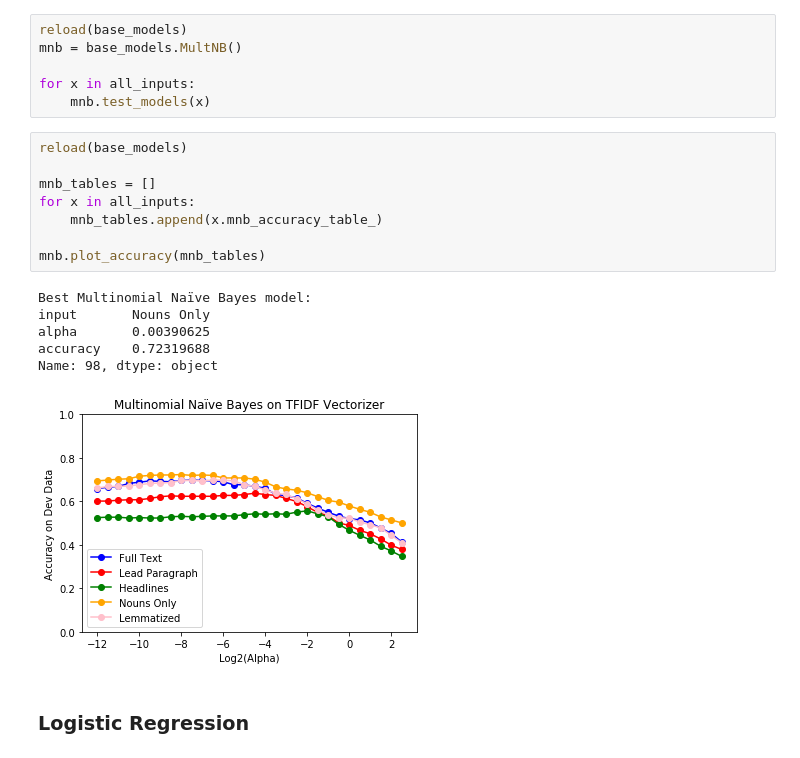
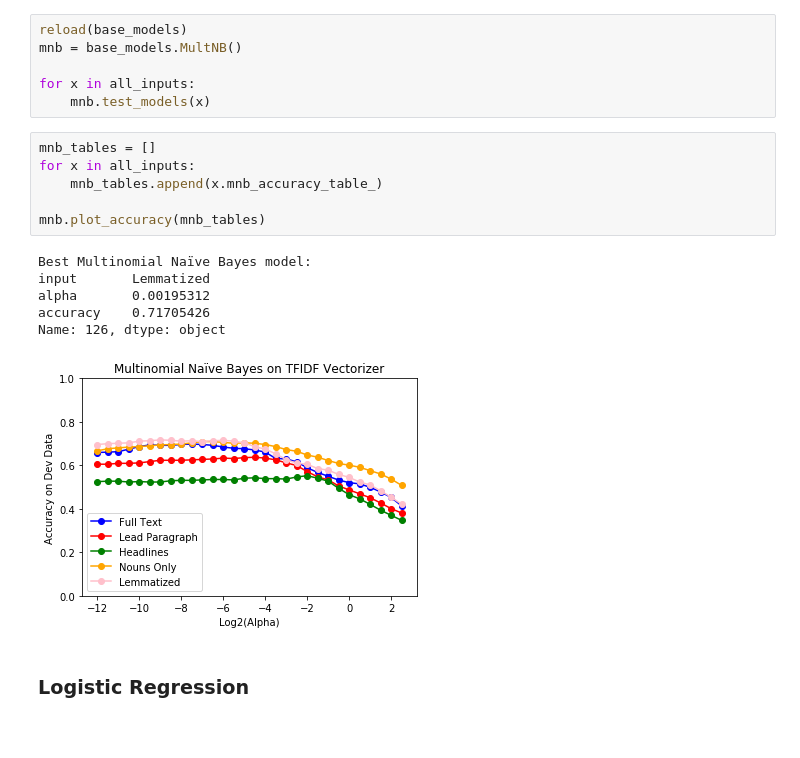
Before and after one commit to carmen16/news-article-topic-classification, a Jupyter notebook: Final_Project.ipynb, the cells around one changed output. Saved outputs shown, nothing was run; the diff lists cells and outputs as text.

```diff
--- a/Final_Project.ipynb
+++ b/Final_Project.ipynb
@@ -157,20 +160,18 @@ mnb = base_models.MultNB()
 for x in all_inputs:
     mnb.test_models(x)
 # %%
-reload(base_models)
-
 mnb_tables = []
 for x in all_inputs:
     mnb_tables.append(x.mnb_accuracy_table_)
 
 mnb.plot_accuracy(mnb_tables)
 # %% [output]
 Best Multinomial Naïve Bayes model:
-input       Nouns Only
-alpha       0.00390625
-accuracy    0.72319688
-Name: 98, dtype: object
+input       Lemmatized
+alpha       0.00195312
+accuracy    0.71705426
+Name: 126, dtype: object
-[figure, old version]
+[figure, new version]
 # %% [markdown]
 ### Logistic Regression
 # %%
```
Also changed, not shown: parts of 10 cells of this notebook, 7 other files.
